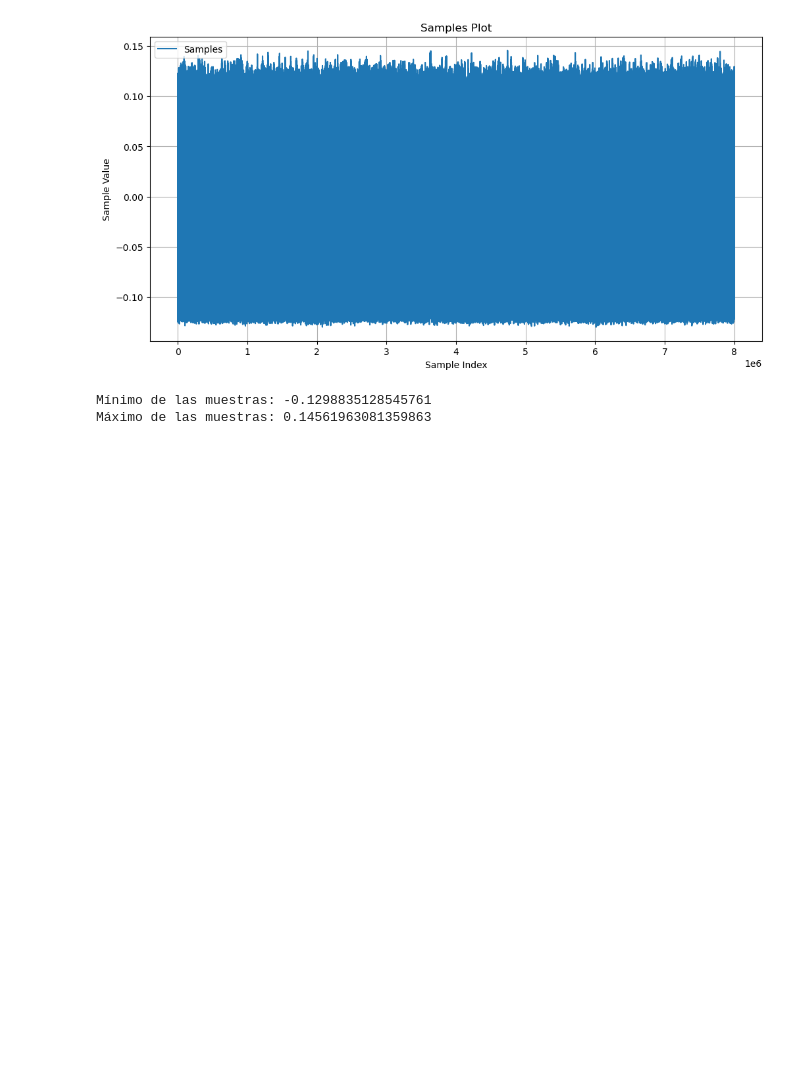
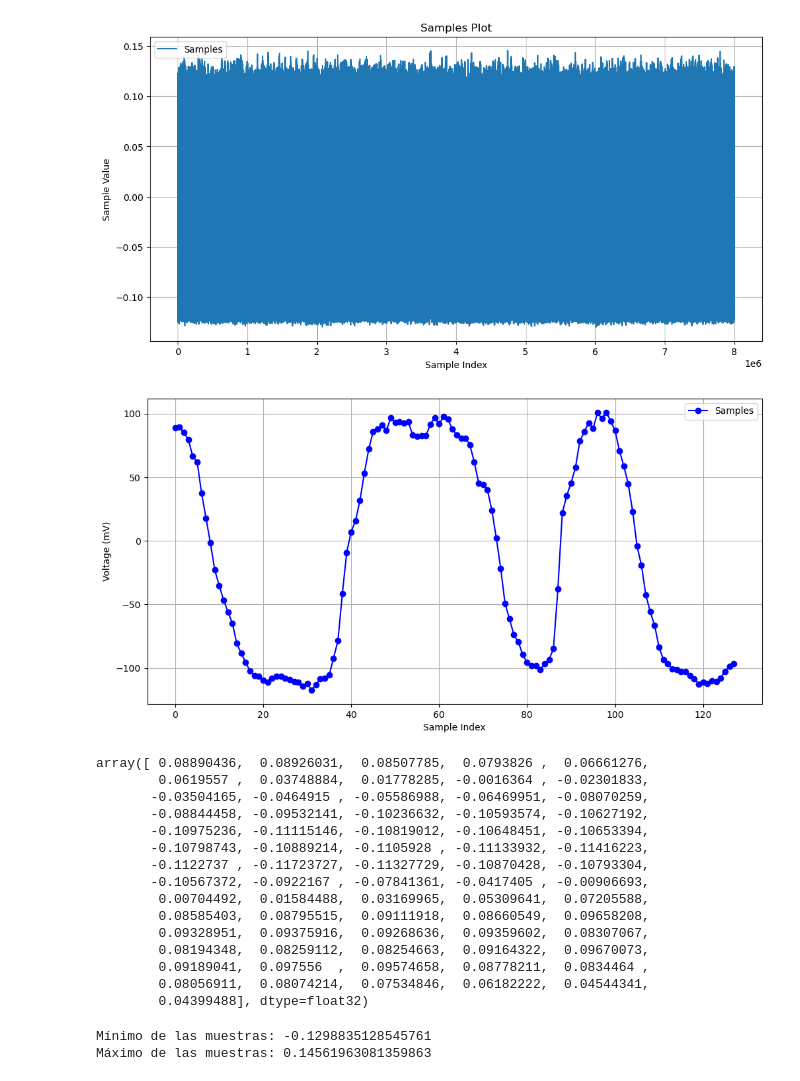
Before and after one commit to linglesloggia/gr-pon, a Jupyter notebook: sandbox/dl_analysis/dl_analysis_2onus.ipynb, the cells around one changed output. Cells and saved outputs as stored; diff of their text form; code cells hidden in the pictures; blank space fills up the shorter version.

```diff
--- a/sandbox/dl_analysis/dl_analysis_2onus.ipynb
+++ b/sandbox/dl_analysis/dl_analysis_2onus.ipynb
@@ -28,6 +28,38 @@ plt.grid()
 plt.show()
 # %% [output]
 [figure]
+# %%
+# plot the data
+import matplotlib.pyplot as plt
+plt.figure(figsize=(12, 6))
+offset = 21
+n_show = 16 * 8
+plt.plot(1000*samples[0+ offset :n_show + offset], label='Samples', color='blue', marker='o')
+#plt.title('Samples Plot')
+plt.xlabel('Sample Index')
+plt.ylabel('Voltage (mV)')
+plt.legend()
+plt.grid()
+plt.show()
+
+samples[0+ offset :46*2]
+# %% [output]
+[figure, added]
+array([ 0.08890436,  0.08926031,  0.08507785,  0.0793826 ,  0.06661276,
+        0.0619557 ,  0.03748884,  0.01778285, -0.0016364 , -0.02301833,
+       -0.03504165, -0.0464915 , -0.05586988, -0.06469951, -0.08070259,
+       -0.08844458, -0.09532141, -0.10236632, -0.10593574, -0.10627192,
+       -0.10975236, -0.11115146, -0.10819012, -0.10648451, -0.10653394,
+       -0.10798743, -0.10889214, -0.1105928 , -0.11133932, -0.11416223,
+       -0.1122737 , -0.11723727, -0.11327729, -0.10870428, -0.10793304,
+       -0.10567372, -0.0922167 , -0.07841361, -0.0417405 , -0.00906693,
+        0.00704492,  0.01584488,  0.03169965,  0.05309641,  0.07205588,
+        0.08585403,  0.08795515,  0.09111918,  0.08660549,  0.09658208,
+        0.09328951,  0.09375916,  0.09268636,  0.09359602,  0.08307067,
+        0.08194348,  0.08259112,  0.08254663,  0.09164322,  0.09670073,
+        0.09189041,  0.097556  ,  0.09574658,  0.08778211,  0.0834464 ,
+        0.08056911,  0.08074214,  0.07534846,  0.06182222,  0.04544341,
+        0.04399488], dtype=float32)
 # %%
 min_sample = samples.min()
 max_sample = samples.max()
```
Also changed, not shown: parts of 1 cell of this notebook, 1 other file.
